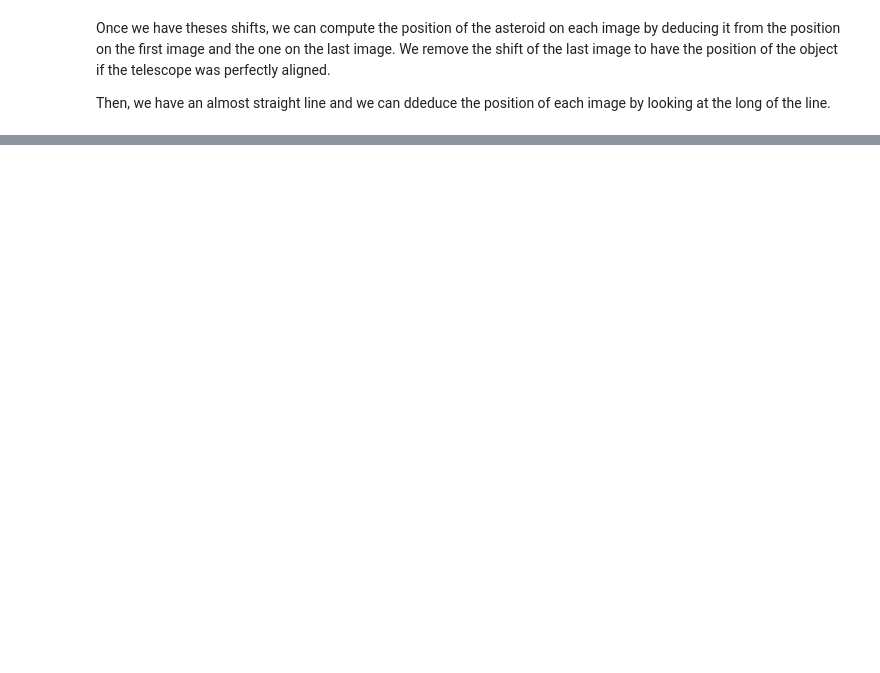
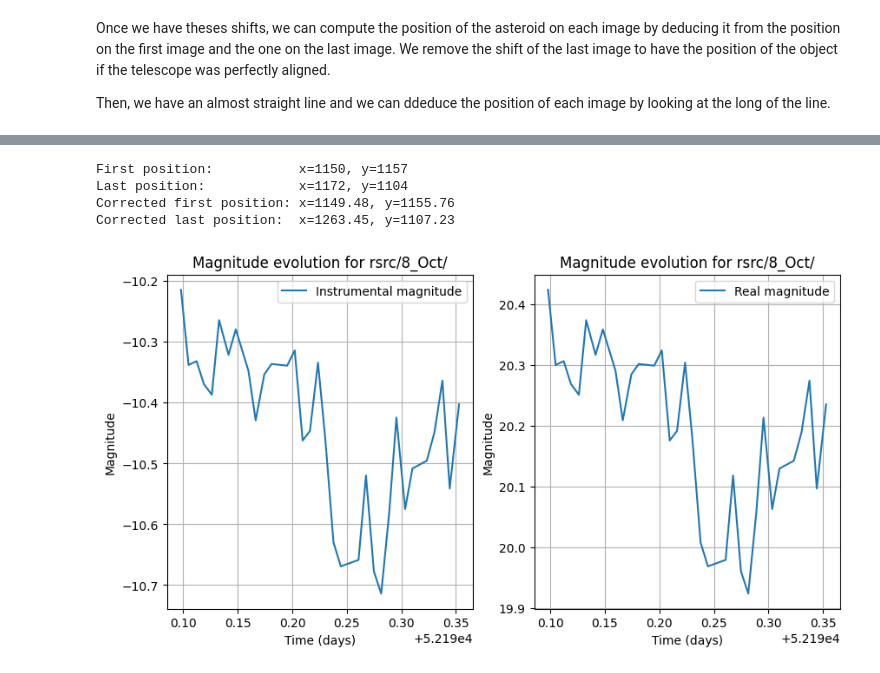
Before and after one commit to LeiRoF/M2-Kuiper-Belt-Object, a Jupyter notebook: Report.ipynb, the cells around one changed output, grey strips where cells are left out. Cells and saved outputs as stored; diff of their text form; code cells hidden in the pictures; blank space fills up the shorter version.

```diff
--- a/Report.ipynb
+++ b/Report.ipynb
@@ -133,0 +194,23 @@ Asteroïd location:
+# %%
+print(f"First position:           x={first_asteroid_pos[0]}, y={first_asteroid_pos[1]}")
+print(f"Last position:            x={last_asteroid_pos[0]}, y={last_asteroid_pos[1]}")
+
+# Detecting first asteroid position
+path = os.path.join(PARENT_PATH, files[0])
+first_asteroid_pos, _, _ =  find_brightest_object(path, pos=first_asteroid_pos, box_size=20, r=2.5, r_in=5, r_out=10, plot=plot_detections)
+
+# Detecting last asteroid position
+path = os.path.join(PARENT_PATH, files[-1])
+last_asteroid_pos, _, _ =  find_brightest_object(path, pos=last_asteroid_pos, box_size=20, r=2.5, r_in=5, r_out=10, plot=plot_detections)
+
+# Applying shift of the last image to correct the last asteroid position
+last_asteroid_pos[0] -= shifts[-1][0]
+last_asteroid_pos[1] -= shifts[-1][1]
+
+print(f"Corrected first position: x={first_asteroid_pos[0]:.2f}, y={first_asteroid_pos[1]:.2f}")
+print(f"Corrected last position:  x={last_asteroid_pos[0]:.2f}, y={last_asteroid_pos[1]:.2f}")
+# %% [output]
+First position:           x=1150, y=1157
+Last position:            x=1172, y=1104
+Corrected first position: x=1149.48, y=1155.76
+Corrected last position:  x=1263.45, y=1107.23
@@ -133,0 +244,44 @@ Asteroïd location:
+# %%
+if verbose:
+    print("Asteroïd location:")
+
+real_object_pos = np.empty_like(predicted_object_pos)
+object_mag = np.empty(nbfiles)
+object_r_mag = np.empty(nbfiles)
+
+error = np.empty_like(predicted_object_pos)
+
+for i, file in enumerate(files):
+
+    path = os.path.join(PARENT_PATH, file)
+
+    # Getting corrected position
+    pos, mag, r_mag = find_brightest_object(path, pos=predicted_object_pos[i].astype(int), box_size=20, r=2.5, r_in=5, r_out=10, plot=plot_detections)
+    real_object_pos[i] = pos
+    object_mag[i] = mag
+    object_r_mag[i] = r_mag
+
+    # Computing error
+    error[i] = real_object_pos[i] - predicted_object_pos[i]
+
+    if verbose:
+        print(f"    {file}: x={real_object_pos[i][0]:.1f}, y={real_object_pos[i][1]:.1f}      Error: x={error[i][0]:.1f}, y={error[i][1]:.1f}")
+# %%
+plt.figure(figsize=(10, 5))
+plt.subplot(1, 2, 1)
+plt.plot(mjds + first_mjd, object_mag, label="Instrumental magnitude")
+plt.xlabel("Time (days)")
+plt.ylabel("Magnitude")
+plt.title(f"Magnitude evolution for {PARENT_PATH}")
+plt.legend()
+plt.grid()
+plt.subplot(1, 2, 2)
+plt.plot(mjds + first_mjd, object_r_mag, label="Real magnitude")
+plt.xlabel("Time (days)")
+plt.ylabel("Magnitude")
+plt.title(f"Magnitude evolution for {PARENT_PATH}")
+plt.legend()
+plt.grid()
+plt.show()
+# %% [output]
+[figure, added]
```
Also changed, not shown: parts of 21 cells of this notebook, 8 other files.
